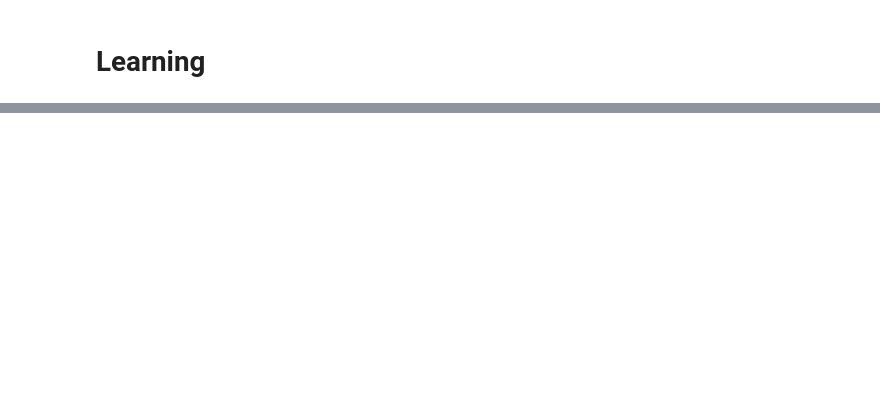
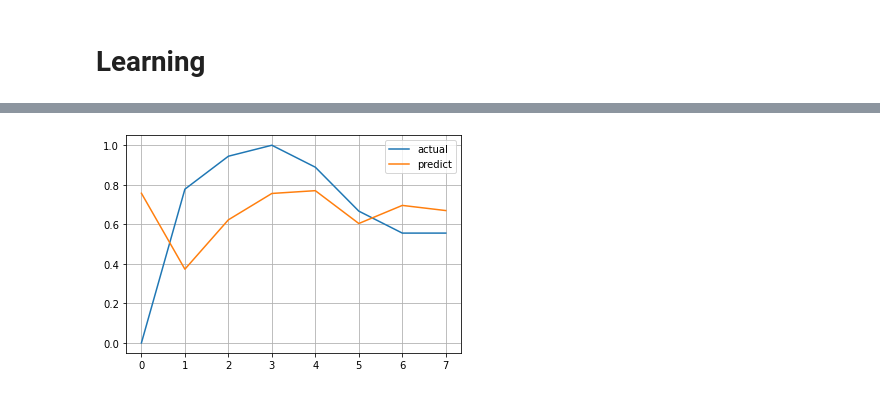
Before and after one commit to jmjm201/prj_health_care_analysis, a Jupyter notebook: codes/health_data_bp_variable_learning_Kfold_CNN.ipynb, the cells around one changed output, grey strips where cells are left out. Cells and saved outputs as stored; diff of their text form; code cells hidden in the pictures; blank space fills up the shorter version.

```diff
--- a/codes/health_data_bp_variable_learning_Kfold_CNN.ipynb
+++ b/codes/health_data_bp_variable_learning_Kfold_CNN.ipynb
@@ -199,0 +210,5 @@ fig.savefig('../datasets/bp_graph/age_weight_waist_bmi_bp_creatine/2개씩.png')
+# %%
+test = pd.read_excel('../datasets/prep_test.xlsx', index_col= 0)
+test_data = test[['검진 시 연령','체중', '허리둘레', 'BMI','수축기혈압', '이완기혈압']]
+test_data.rename(columns={'고유값':'일련번호'}, inplace=True)
+test_data.dropna(axis=0, inplace= True)
@@ -199,0 +224,22 @@ fig.savefig('../datasets/bp_graph/age_weight_waist_bmi_bp_creatine/2개씩.png')
+# %%
+scaled_test_data = minmaxscaler.fit_transform(test_data)
+X_sequence = []
+Y_sequence = []
+for i in range(0, len(scaled_test_data) - 2):
+    _x = scaled_test_data[i : i + 2]
+    _y = scaled_test_data[i + 2][4]
+    X_sequence.append(_x)
+    Y_sequence.append(_y)
+# %%
+sequence_X = np.array(X_sequence)
+sequence_Y = np.array(Y_sequence)
+# %%
+predict = model.predict(sequence_X)
+# %%
+plt.plot(sequence_Y, label = 'actual')
+plt.plot(predict, label = 'predict')
+plt.legend()
+plt.grid()
+plt.show()
+# %% [output]
+[figure, added]
```
Also changed, not shown: parts of 9 cells of this notebook, 4 other files.
